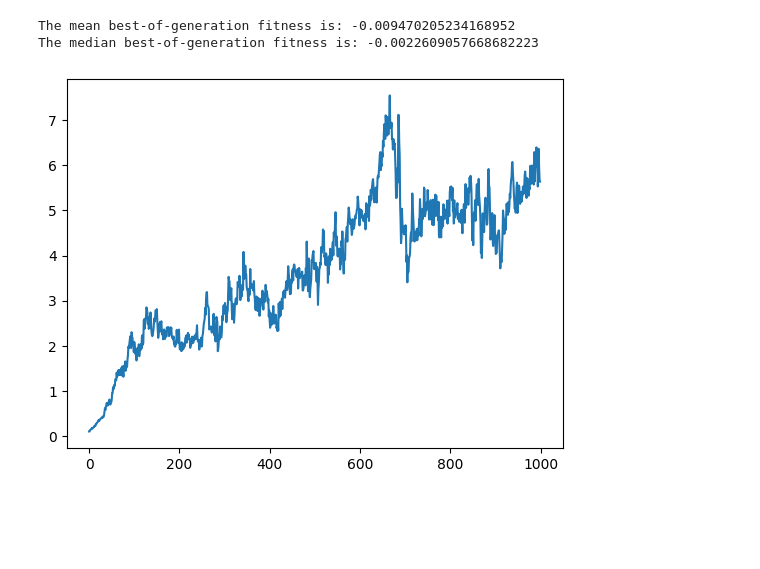
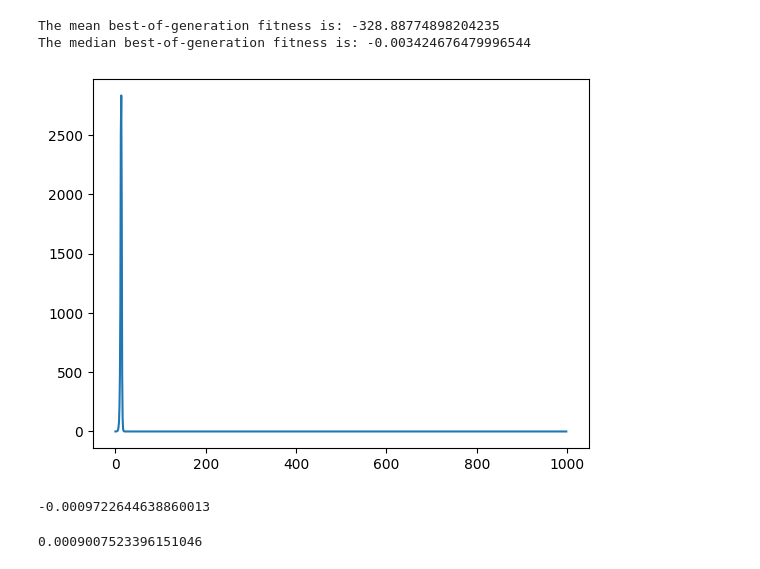
Before and after one commit to BGasperov/FERLUDE, a Jupyter notebook: code/Mutation Rates Experimentation - selective pressure_v3.ipynb, the cells around one changed output. Cells and saved outputs as stored; diff of their text form; code cells hidden in the pictures; blank space fills up the shorter version.

```diff
--- a/code/Mutation Rates Experimentation - selective pressure_v3.ipynb
+++ b/code/Mutation Rates Experimentation - selective pressure_v3.ipynb
@@ -52,14 +52,14 @@ def run_simulations(n_exp = 50, pop_size=100, init = 0.1, n_gen = 5000, self_ref
     for j in range(n_exp):
         sigmas_history = []
         sigmas = init*np.ones((nlevels,pop_size))
-        #sigmas[-1,:] = 1000
+        sigmas[-1,:] = 1000
         bestfitnesses = []
         besties = []
         sigmas_history.append(sigmas.copy())
         for i in range(n_gen-1):
-            fitnesses = np.abs(sigmas[-1,:]-np.ones(pop_size)*np.exp(-5*abs(i % 200 - 100) / 100))
+            #fitnesses = np.abs(sigmas[-1,:]-np.ones(pop_size)*np.exp(-5*abs(i % 200 - 100) / 100))
             solutions = sigmas[-1,:]
-            #fitnesses = np.abs(solutions-np.zeros(pop_size))
+            fitnesses = np.abs(solutions-np.zeros(pop_size))
             sort_indices = np.argsort(fitnesses)
             bestindex = sort_indices[0]
             bestfitnesses.append(fitnesses[bestindex])
@@ -77,11 +77,11 @@ def run_simulations(n_exp = 50, pop_size=100, init = 0.1, n_gen = 5000, self_ref
                     sigmas[k,:] += np.random.normal(0,abs(sigmas[k-1,:]))
             else:
                 for k in range(nlevels-1,0,-1):
-                    sigmas[k,other_indices] += np.random.normal(0,abs(sigmas[k-1,other_indices]))
+                    sigmas[k,:] += np.random.normal(0,abs(sigmas[k-1,:]))
                 if self_ref == True:
-                    sigmas[0,other_indices] += np.random.normal(0,abs(sigmas[0,other_indices]))
+                    sigmas[0,:] += np.random.normal(0,abs(sigmas[0,:]))
                 else:
-                    sigmas[0,other_indices] += np.random.normal(0,meta_mutation_rate)
+                    sigmas[0,:] += np.random.normal(0,meta_mutation_rate)
             sigmas[:-1,:] = abs(sigmas[:-1,:])
             sigmas_history.append(sigmas.copy())
         allbestfitnesses.append(bestfitnesses)
@@ -94,20 +91,35 @@ allbestfitnesses, allbesties, allsigmas = run_simulations(n_exp = 20, pop_size=1
+# %%
+allbestfitnesses1, allbesties1, allsigmas1 = run_simulations(n_exp = 150, pop_size=100, init = 0.1, n_gen = 1000, self_ref = True, meta_mutation_rate = 0.01, nlevels = 2, topk = 8, type = "instant")
+allbestfitnesses2, allbesties2, allsigmas2 = run_simulations(n_exp = 150, pop_size=100, init = 0.1, n_gen = 1000, self_ref = True, meta_mutation_rate = 0.01, nlevels = 4, topk = 8, type = "instant")
+allbestfitnesses3, allbesties3, allsigmas3 = run_simulations(n_exp = 150, pop_size=100, init = 0.1, n_gen = 1000, self_ref = True, meta_mutation_rate = 0.01, nlevels = 5, topk = 8, type = "instant")
+allbestfitnesses4, allbesties4, allsigmas4 = run_simulations(n_exp = 150, pop_size=100, init = 0.1, n_gen = 1000, self_ref = True, meta_mutation_rate = 0.01, nlevels = 2, topk = 8, type = "ninstant")
+allbestfitnesses5, allbesties5, allsigmas5 = run_simulations(n_exp = 150, pop_size=100, init = 0.1, n_gen = 1000, self_ref = True, meta_mutation_rate = 0.01, nlevels = 4, topk = 8, type = "ninstant")
+allbestfitnesses6, allbesties6, allsigmas6 = run_simulations(n_exp = 150, pop_size=100, init = 0.1, n_gen = 1000, self_ref = True, meta_mutation_rate = 0.01, nlevels = 5, topk = 8, type = "ninstant")
 # %%
-print("The mean best-of-generation fitness is: {}".format(np.mean(allbestfitnesses)))
-print("The median best-of-generation fitness is: {}".format(np.median(allbestfitnesses)))
+print("The mean best-of-generation fitness is: {}".format(np.mean(allbestfitnesses2)))
+print("The median best-of-generation fitness is: {}".format(np.median(allbestfitnesses2)))
 # %% [output]
-The mean best-of-generation fitness is: -0.009470205234168952
-The median best-of-generation fitness is: -0.0022609057668682223
+The mean best-of-generation fitness is: -328.88774898204235
+The median best-of-generation fitness is: -0.003424676479996544
 # %%
-def plotter(type="mean",what="best",level=0):
+def plotter(type="mean",what="best",level=0,maxtime=1000):
     if type == "mean" and what == "best":
-        plt.plot(np.mean(allbesties[:,:,-1-level], axis=0))
+        plt.plot(np.mean(allbesties1[:,:,-1-level], axis=0)[:maxtime])
     elif type == "median" and what == "best":
-        plt.plot(np.median(allbesties[:,:,-1-level], axis=0))
+        plt.plot(np.median(allbesties1[:,:,-1-level], axis=0)[:maxtime])
     elif type == "mean" and what == "all":
-        plt.plot(np.mean(allsigmas[:,:,-1-level,:],axis=(0,2)))
+        plt.plot(np.mean(allsigmas1[:,:,-1-level,:],axis=(0,2))[:maxtime])
     else:
-        plt.plot(np.median(allsigmas[:,:,-1-level,:],axis=(0,2)))
+        plt.plot(np.median(allsigmas1[:,:,-1-level,:],axis=(0,2))[:maxtime])
 # %%
-plotter("median","all",1)
+plotter("median","best",1,maxtime=2000)
 # %% [output]
-[figure, old version]
+[figure, new version]
+# %%
+np.median(allbesties1[:,:,-1], axis=0)[15]
+# %% [output]
+-0.0009722644638860013
+# %%
+np.median(allbesties6[:,:,-1], axis=0)[75]
+# %% [output]
+0.0009007523396151046
```
Also changed, not shown: parts of 3 cells of this notebook.
